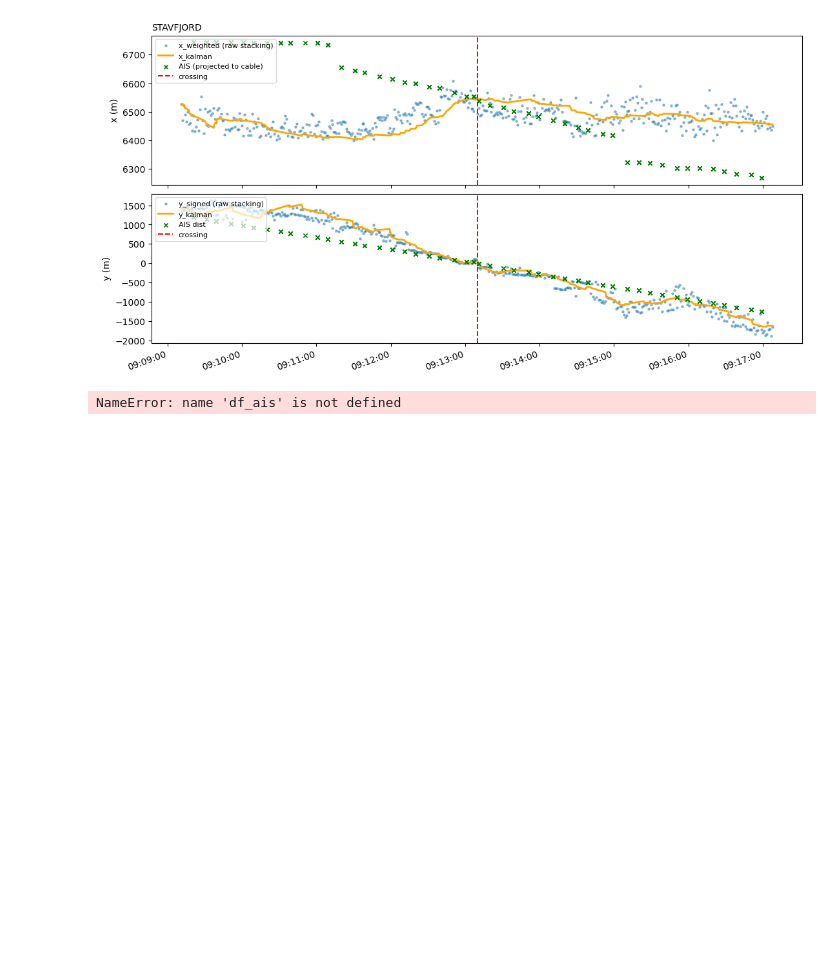
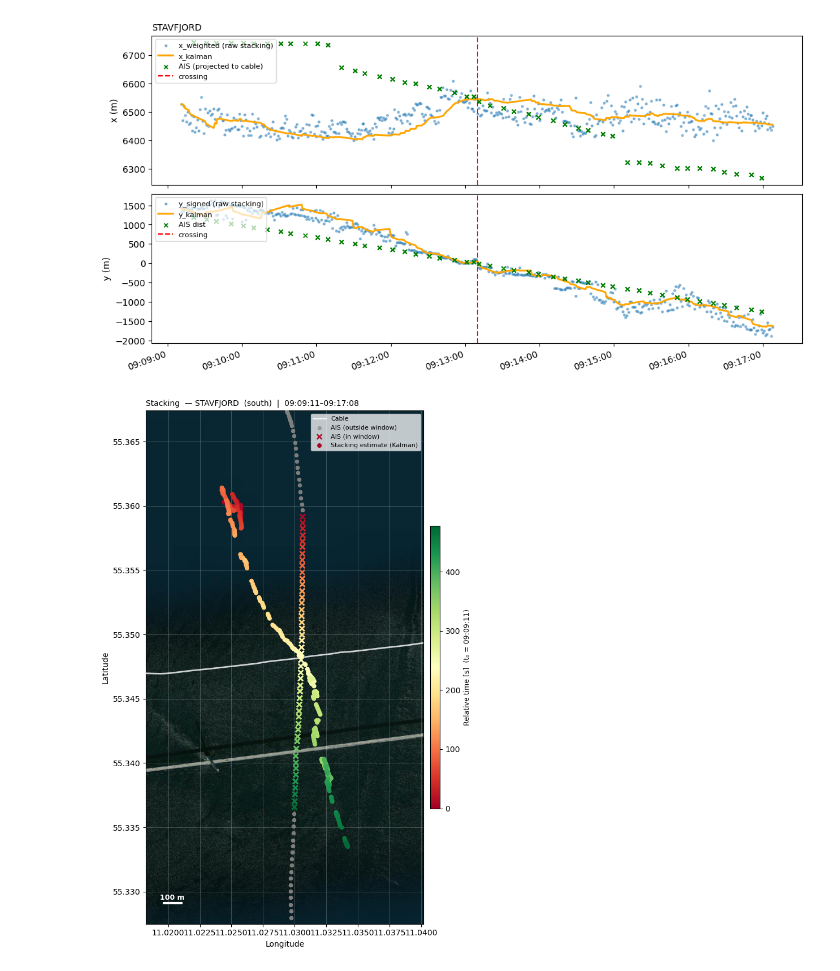
Before and after one commit to TobiasHampe/DAS-BOOT-Localisation-of-Signals-in-Distributed-Acoustic-Sensing, a Jupyter notebook: notebooks/tt_stacking/greatbelt_tt_stacking.ipynb, the cells around one changed output. Saved outputs shown, nothing was run; the diff lists cells and outputs as text; code cells hidden in the pictures; blank space fills up the shorter version.

Commit message:
plot for stavfjord

```diff
--- a/notebooks/tt_stacking/greatbelt_tt_stacking.ipynb
+++ b/notebooks/tt_stacking/greatbelt_tt_stacking.ipynb
@@ -169,14 +173,14 @@ plt.show()
 # %%
 df_ais_ship = df_ais[df_ais['Name'] == SHIP_NAME].copy()
 fig = plot_stacking_map(
     df_signed          = df_signed,
     df_ais             = df_ais_ship,
     crossing_time      = crossing_time,
     cable_geojson_path = CABLE_GEOJSON,
     ship_name          = SHIP_NAME,
     bound              = ship['bound'],
-    show_kalman        = False,  # True to show Kalman-smoothed estimates instead of raw stacking
+    show_kalman        = True,  # True to show Kalman-smoothed estimates instead of raw stacking
 )
 plt.show()
 # %% [output]
-NameError: name 'df_ais' is not defined
+[figure, added]
```
Also changed, not shown: parts of 2 cells of this notebook.
